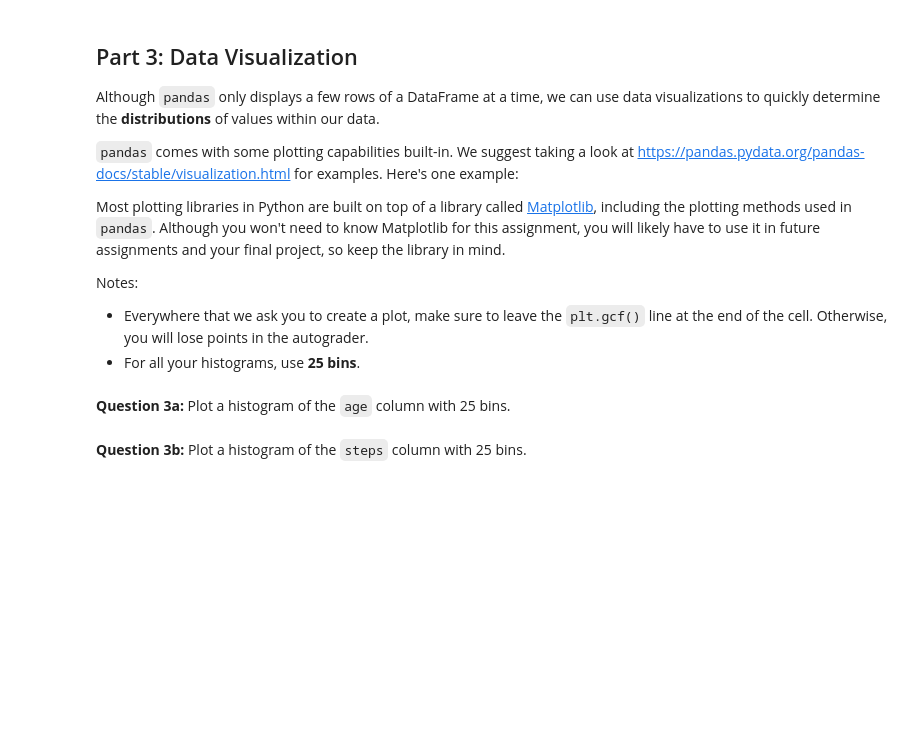
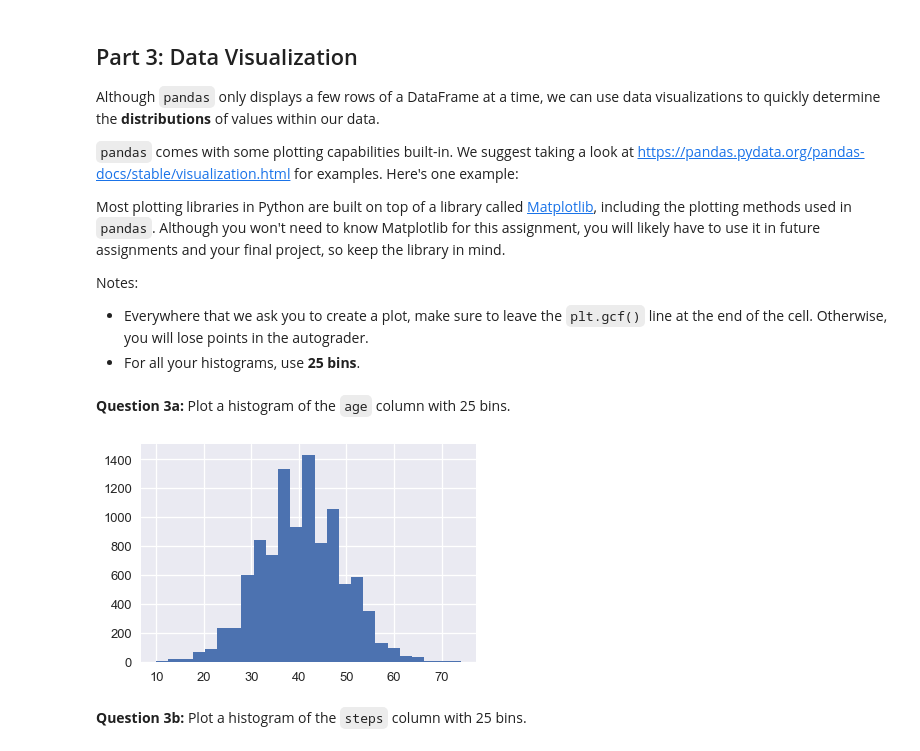
Before and after one commit to plagoc/COGS108Assignments, a Jupyter notebook: A2/A2_DataExploration.ipynb, the cells around one changed output. Drawn from its saved outputs; the diff is of its cells as text; code cells hidden in the pictures; blank space fills up the shorter version.

```diff
--- a/A2/A2_DataExploration.ipynb
+++ b/A2/A2_DataExploration.ipynb
@@ -167,8 +157,10 @@ assert(n_nan)
 # %%
 # Remove all rows from df that have missing data. In other words, remove all rows with NaN values.
 
-# YOUR CODE HERE
-raise NotImplementedError()
+# Save avg income for q2c
+avg_income_orig = df.income.mean()
+
+df.dropna(how='any', inplace=True)
 # %%
 # Tests for 2b
 
@@ -229,3 +222,9 @@ f1 = plt.gcf()
+# %%
+df.age.hist(bins=25)
+
+f1 = plt.gcf()
+# %% [output]
+[figure, added]
 # %%
 # Tests for 3a
 
```
Also changed, not shown: parts of 23 cells of this notebook.
